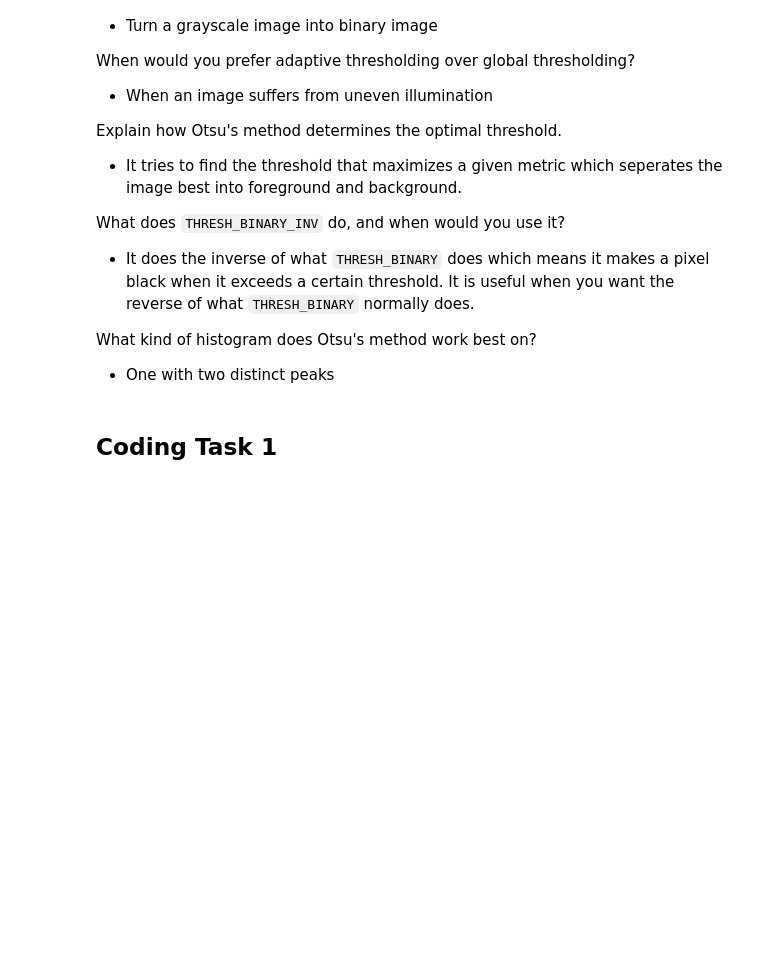
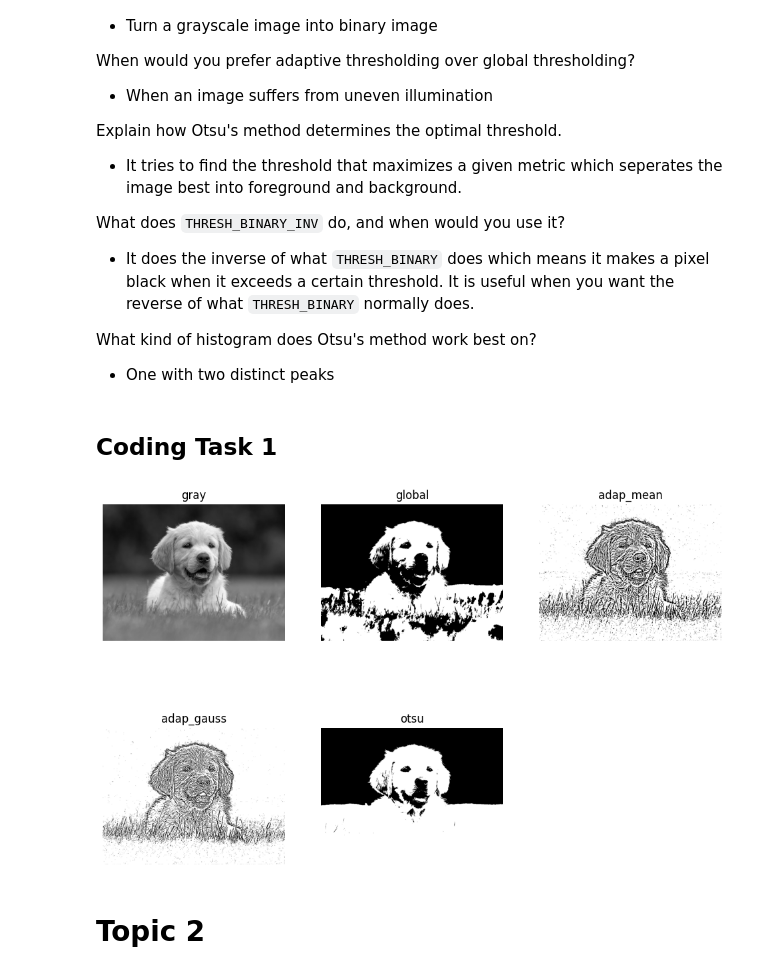
Before and after one commit to Muhammed-Esmail/StarUnion-AI, a Jupyter notebook: Week2/Topics.ipynb, the cells around one changed output. Saved outputs shown, nothing was run; the diff lists cells and outputs as text; code cells hidden in the pictures; blank space fills up the shorter version.

```diff
--- a/Week2/Topics.ipynb
+++ b/Week2/Topics.ipynb
@@ -30,12 +36,36 @@ def show_img(img):
 # %%
 # Import img
 img = cv2.imread('images/image1.jpg')
 gray = cv2.cvtColor(img, cv2.COLOR_BGR2GRAY)
-show_img(gray)
 
 # Global Thresh
-T = 10
+T = 120
+_, global_thresh = cv2.threshold(gray, T, 255, cv2.THRESH_BINARY)
 
 # Adaptive Thresh
+adaptive_thresh_mean = cv2.adaptiveThreshold(gray, 255, cv2.ADAPTIVE_THRESH_MEAN_C, cv2.THRESH_BINARY, 11, 2)
+adaptive_thresh_gauss = cv2.adaptiveThreshold(gray, 255, cv2.ADAPTIVE_THRESH_GAUSSIAN_C, cv2.THRESH_BINARY, 11, 2)
 
 # Otsu
+_, thresh_otsu = cv2.threshold(
+gray, 0, 255, cv2.THRESH_BINARY + cv2.THRESH_OTSU)
+
+titles = [
+    'gray', 'global', 'adap_mean', 'adap_gauss', 'otsu'
+]
+imgs = [
+    gray, global_thresh, adaptive_thresh_mean, adaptive_thresh_gauss, thresh_otsu
+]
+
+plt.figure(figsize=(12, 8))
+for i in range(5):
+    plt.subplot(2, 3, i+1)
+    plt.imshow(imgs[i], cmap='gray')
+    plt.title(titles[i])
+    plt.axis('off')
+
+plt.show()
+# %% [output]
+[figure, added]
+# %% [markdown]
+# Topic 2
```
Also changed, not shown: parts of 4 cells of this notebook.
